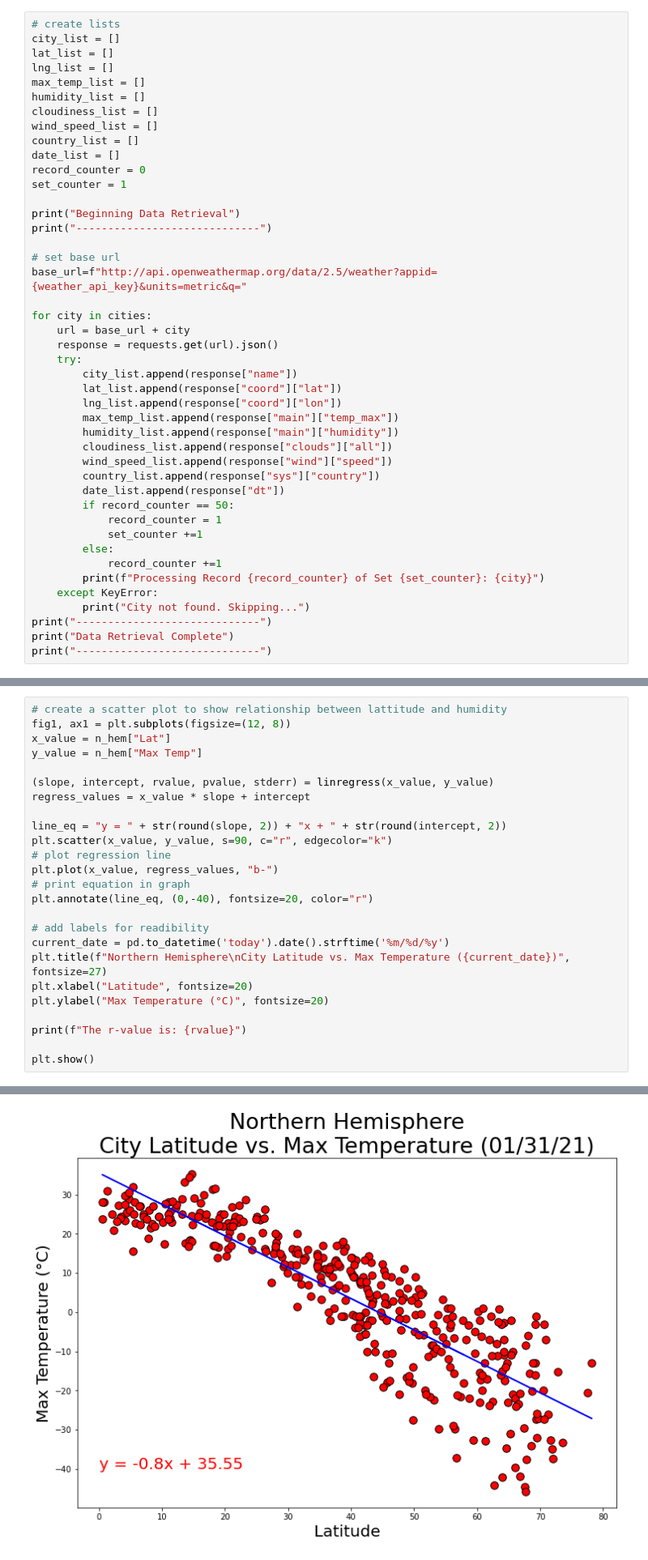
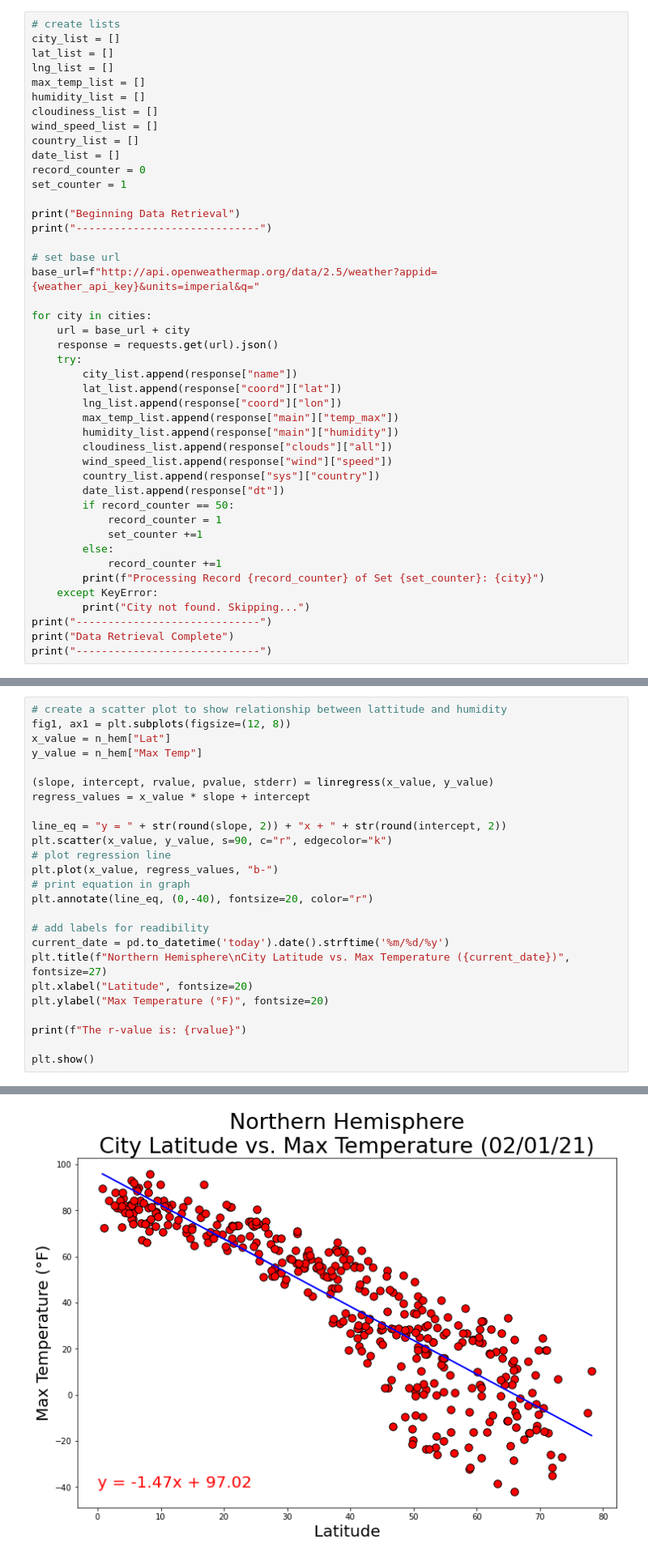
Before and after one commit to pete6184/WeatherPy_API_Weather_Data, a Jupyter notebook: WeatherPy/WeatherPy.ipynb, the cells around one changed output, grey strips where cells are left out. Shown: that part at 81% size. Drawn from its saved outputs; the diff is of its cells as text.

```diff
--- a/WeatherPy/WeatherPy.ipynb
+++ b/WeatherPy/WeatherPy.ipynb
@@ -67,7 +67,7 @@ print("Beginning Data Retrieval")
 print("-----------------------------")
 
 # set base url
-base_url=f"http://api.openweathermap.org/data/2.5/weather?appid={weather_api_key}&units=metric&q="
+base_url=f"http://api.openweathermap.org/data/2.5/weather?appid={weather_api_key}&units=imperial&q="
 
 for city in cities:
     url = base_url + city
@@ -279,7 +272,7 @@ plt.annotate(line_eq, (0,-40), fontsize=20, color="r")
 current_date = pd.to_datetime('today').date().strftime('%m/%d/%y')
 plt.title(f"Northern Hemisphere\nCity Latitude vs. Max Temperature ({current_date})", fontsize=27)
 plt.xlabel("Latitude", fontsize=20)
-plt.ylabel("Max Temperature (°C)", fontsize=20)
+plt.ylabel("Max Temperature (°F)", fontsize=20)
 
 print(f"The r-value is: {rvalue}")
 
@@ -289,4 +282,4 @@ The r-value is: -0.8754539729551672
-[figure, old version]
+[figure, new version]
 # %% [markdown]
 ####  Southern Hemisphere - Max Temp vs. Latitude Linear Regression
 # %%
```
Also changed, not shown: parts of 17 cells of this notebook, 5 other files.
